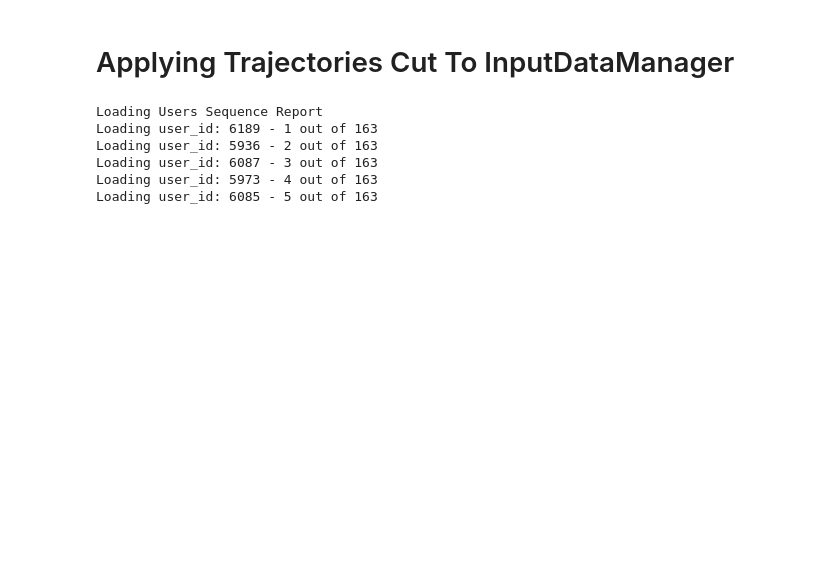
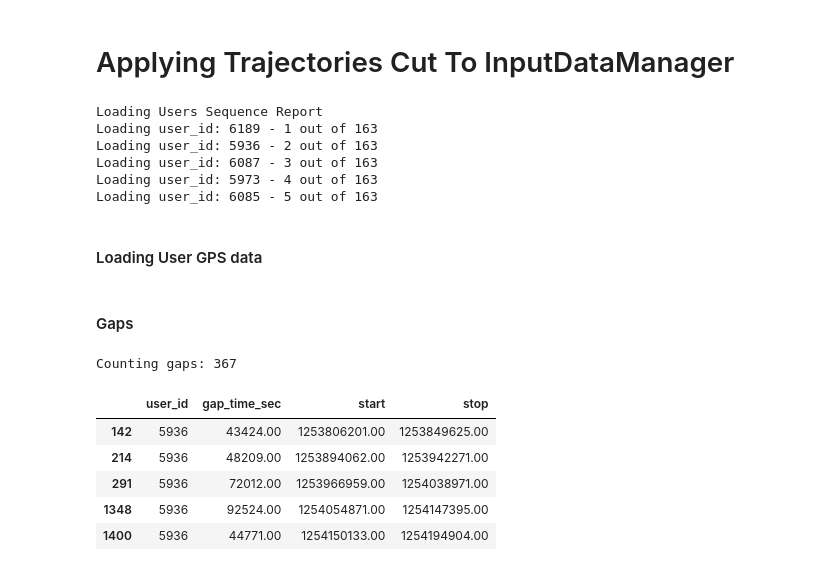
Before and after one commit to talestsp/mdc_analysis, a Jupyter notebook: notebooks/Cut trajectories.ipynb, the cells around one changed output. Saved outputs shown, nothing was run; the diff lists cells and outputs as text; code cells hidden in the pictures; blank space fills up the shorter version.

```diff
--- a/notebooks/Cut trajectories.ipynb
+++ b/notebooks/Cut trajectories.ipynb
@@ -158,6 +158,8 @@ Loading user_id: 6085 - 5 out of 163
 #     for sr_min_time in [5,15,30]:
 #         print("sr_min_time:", sr_min_time)
 #         input_data[version][sr_min_time] = data_manager.get_input_data(version=version, sr_stay_time_minutes=sr_min_time)
+# %% [markdown]
+#### Loading User GPS data
 # %%
 user_id = "5936"
 
@@ -169,0 +167,14 @@ gaps = gaps_params(user_gps_data, 60 * 12)
+# %% [markdown]
+#### Gaps
+# %%
+gaps = gaps_params(user_gps_data, gap_tresh_minutes=60 * 12)
+print("Counting gaps:", len(gaps))
+gaps.head()
+# %% [output]
+Counting gaps: 367
+|  | user_id | gap_time_sec | start | stop |
+| 142 | 5936 | 43424.00 | 1253806201.00 | 1253849625.00 |
+| 214 | 5936 | 48209.00 | 1253894062.00 | 1253942271.00 |
+| 291 | 5936 | 72012.00 | 1253966959.00 | 1254038971.00 |
+| 1348 | 5936 | 92524.00 | 1254054871.00 | 1254147395.00 |
+| 1400 | 5936 | 44771.00 | 1254150133.00 | 1254194904.00 |
```
Also changed, not shown: parts of 14 cells of this notebook, 1 other file.
